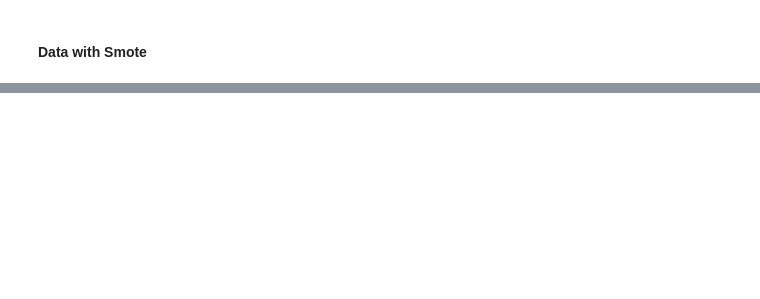
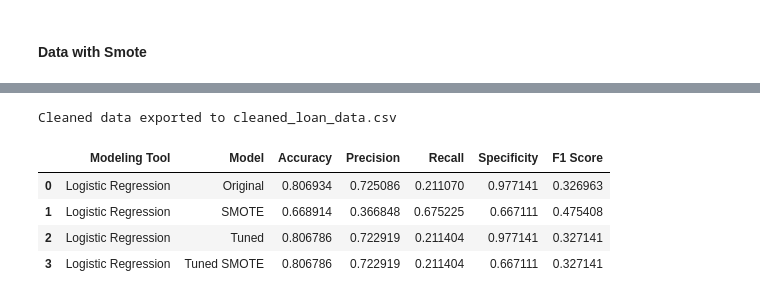
Before and after one commit to jb705249/SJU_DSS_740_Final_Project, a Jupyter notebook: Scr/modeling_logistic_regression.ipynb, the cells around one changed output, grey strips where cells are left out. Cells and saved outputs as stored; diff of their text form; code cells hidden in the pictures; blank space fills up the shorter version.

```diff
--- a/Scr/modeling_logistic_regression.ipynb
+++ b/Scr/modeling_logistic_regression.ipynb
@@ -430,8 +458,17 @@ metrics_df = pd.DataFrame({
 })
 
 
-
-
 # Save the DataFrame to a CSV file
-metrics_df.to_csv('../Data/model_evaluation_metrics.csv', index=False)
+metrics_df.to_csv("../Data/model_evaluation.csv", mode='a', index=False, header=False)
 print("Cleaned data exported to cleaned_loan_data.csv")
+# %% [output]
+Cleaned data exported to cleaned_loan_data.csv
+# %%
+# Check the saved file
+metrics_df.head()
+# %% [output]
+|  | Modeling Tool | Model | Accuracy | Precision | Recall | Specificity | F1 Score |
+| 0 | Logistic Regression | Original | 0.806934 | 0.725086 | 0.211070 | 0.977141 | 0.326963 |
+| 1 | Logistic Regression | SMOTE | 0.668914 | 0.366848 | 0.675225 | 0.667111 | 0.475408 |
+| 2 | Logistic Regression | Tuned | 0.806786 | 0.722919 | 0.211404 | 0.977141 | 0.327141 |
+| 3 | Logistic Regression | Tuned SMOTE | 0.806786 | 0.722919 | 0.211404 | 0.667111 | 0.327141 |
```
Also changed, not shown: parts of 9 cells of this notebook, 2 other files.
